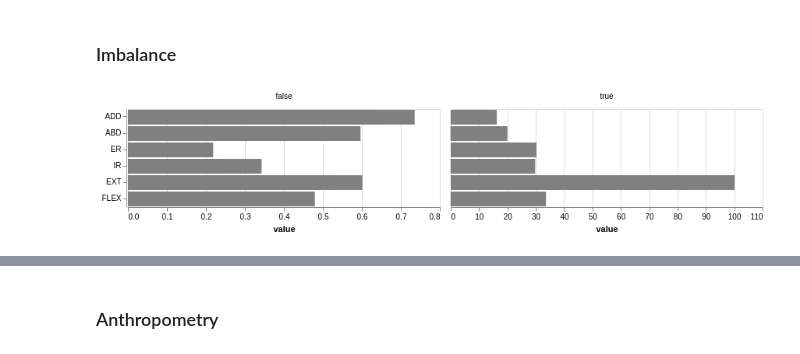
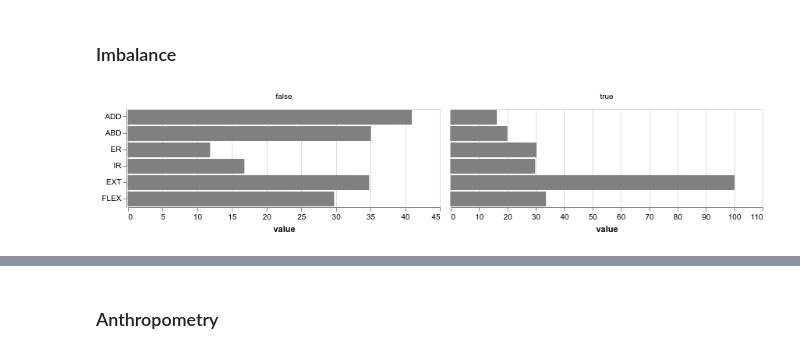
Before and after one commit to romainmartinez/synchro, a Jupyter notebook: synchro.ipynb, the cells around one changed output, grey strips where cells are left out. Drawn from its saved outputs; the diff is of its cells as text; code cells hidden in the pictures.

```diff
--- a/synchro.ipynb
+++ b/synchro.ipynb
@@ -17,7 +17,7 @@ np.random.seed(RANDOM_SEED)
 # %%
 import altair as alt
 # %%
-NORMALIZE = 'weight'
+NORMALIZE = 'False'
 # %% [markdown]
 ## Get the data
 # %%
@@ -189,16 +191,15 @@ for name, icol in X.iteritems():
 # %%
 test_cols = ["ADD", "ABD", "ER", "IR", "EXT", "FLEX"]
 
+X_plot_data = X_augmented.melt().assign(
+    imb=lambda x: x["variable"].str[:3] == "imb",
+    variable=lambda x: x["variable"].str.replace("imb. ", ""),
+)
+
 alt.Chart().mark_bar(color="grey").encode(
     alt.X("value"), alt.Y("variable", title=None, scale=alt.Scale(domain=test_cols))
-).facet(
-    data=X_augmented.melt().assign(
-        imb=lambda x: x["variable"].str[:3] == "imb",
-        variable=lambda x: x["variable"].str.replace("imb. ", ""),
-    ),
-    column=alt.Column("imb", title=None),
-).resolve_scale(
+).facet(data=X_plot_data, column=alt.Column("imb", title=None)).resolve_scale(
     x="independent"
 )
 # %% [output]
-[figure, old version]
+[figure, new version]
```
Also changed, not shown: parts of 34 cells of this notebook, 1 other file.
